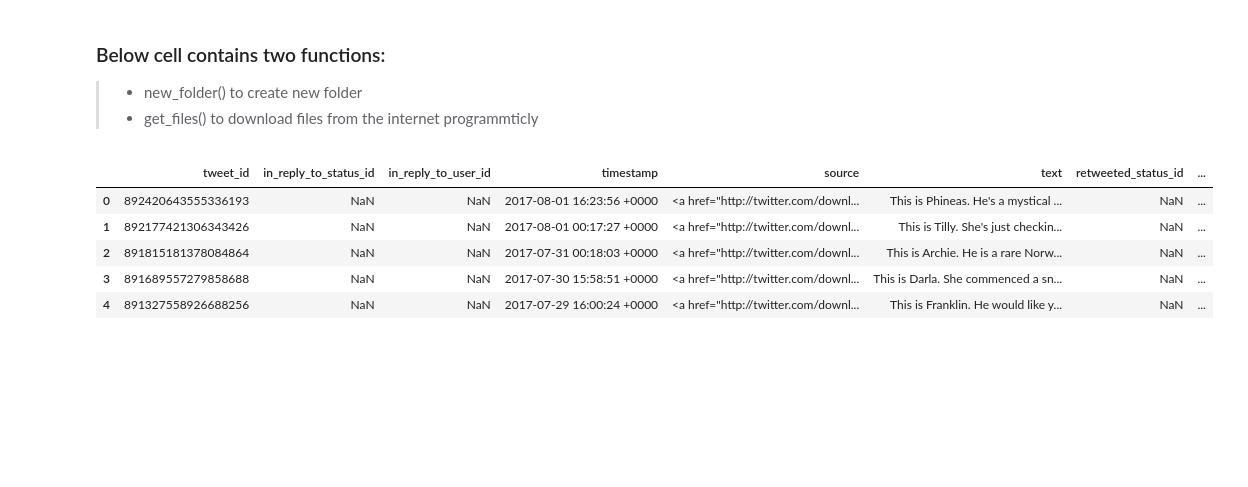
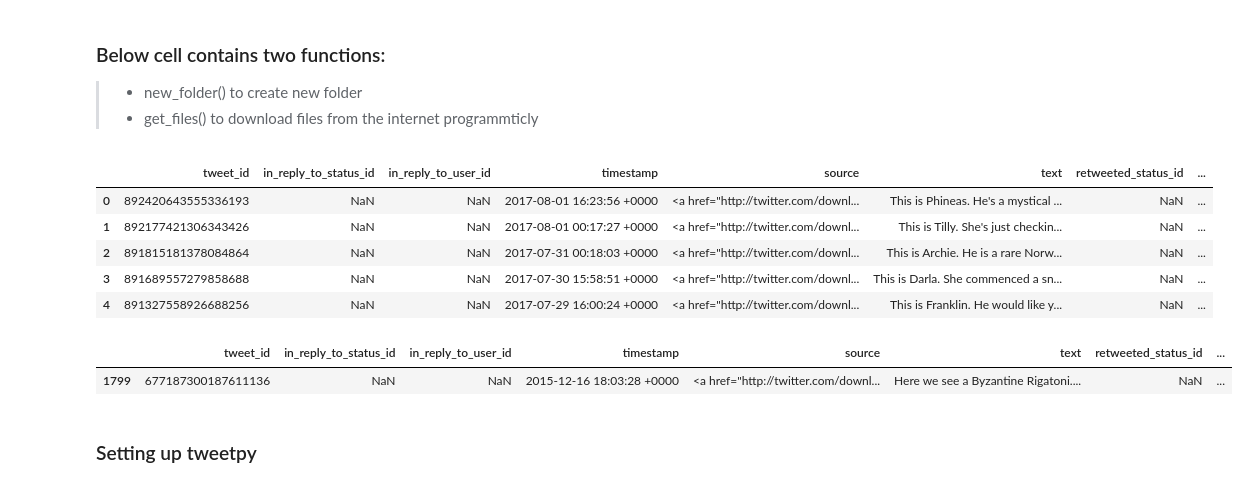
Before and after one commit to mozaini/data-wrnagling-prject, a Jupyter notebook: project.ipynb, the cells around one changed output. Cells and saved outputs as stored; diff of their text form; code cells hidden in the pictures; blank space fills up the shorter version.

```diff
--- a/project.ipynb
+++ b/project.ipynb
@@ -49,3 +50,10 @@ df.head()
 URL = 'https://d17h27t6h515a5.cloudfront.net/topher/2017/August/599fd2ad_image-predictions/image-predictions.tsv'
 
 data = get_files(file_name = "image-predictions.tsv", url= URL)
+# %%
+df[df.tweet_id ==677187300187611136]
+# %% [output]
+|  | tweet_id | in_reply_to_status_id | in_reply_to_user_id | timestamp | source | text | retweeted_status_id | ... |
+| 1799 | 677187300187611136 | NaN | NaN | 2015-12-16 18:03:28 +0000 | <a href="http://twitter.com/downl... | Here we see a Byzantine Rigatoni.... | NaN | ... |
+# %% [markdown]
+### Setting up tweetpy
```
Also changed, not shown: parts of 8 cells of this notebook, 3 other files.
